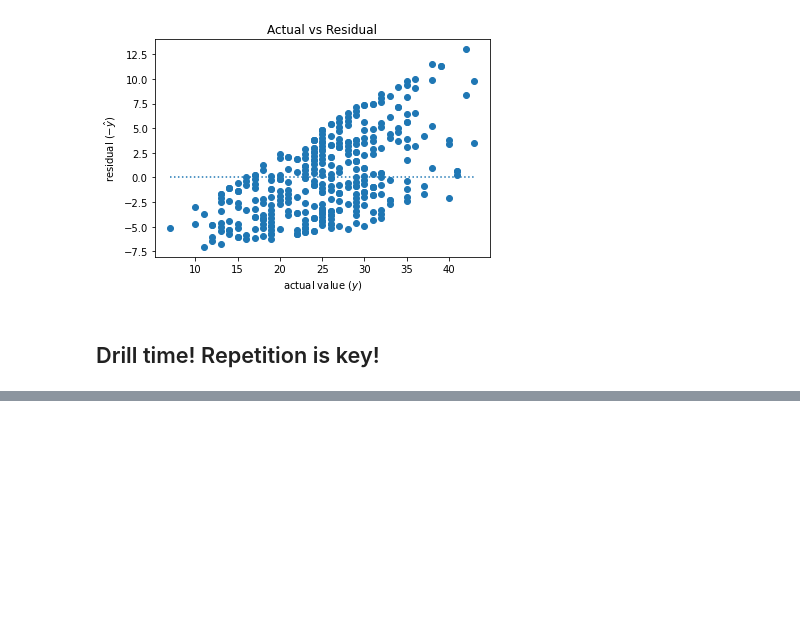
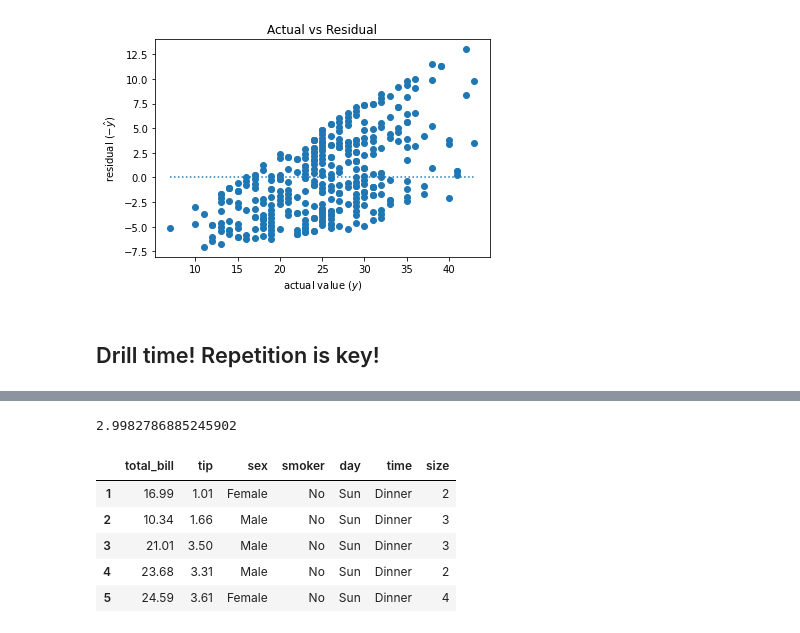
Before and after one commit to lukewbecker/regression-exercises, a Jupyter notebook: evaluate.ipynb, the cells around one changed output, grey strips where cells are left out. Drawn from its saved outputs; the diff is of its cells as text; code cells hidden in the pictures; blank space fills up the shorter version.

```diff
--- a/evaluate.ipynb
+++ b/evaluate.ipynb
@@ -454,0 +465,19 @@ model_function(model_temp, df.sales, df.temperature)
+# %%
+# Defining the baseline for tips:
+
+baseline_model = tip_df.tip.mean()
+baseline_model
+
+# This would be a horizontal line if graphed.
+# %% [output]
+2.9982786885245902
+# %%
+# Super Simple Model
+tip_df.head()
+# %% [output]
+|  | total_bill | tip | sex | smoker | day | time | size |
+| 1 | 16.99 | 1.01 | Female | No | Sun | Dinner | 2 |
+| 2 | 10.34 | 1.66 | Male | No | Sun | Dinner | 3 |
+| 3 | 21.01 | 3.50 | Male | No | Sun | Dinner | 3 |
+| 4 | 23.68 | 3.31 | Male | No | Sun | Dinner | 2 |
+| 5 | 24.59 | 3.61 | Female | No | Sun | Dinner | 4 |
```
Also changed, not shown: parts of 66 cells of this notebook, 1 other file.
